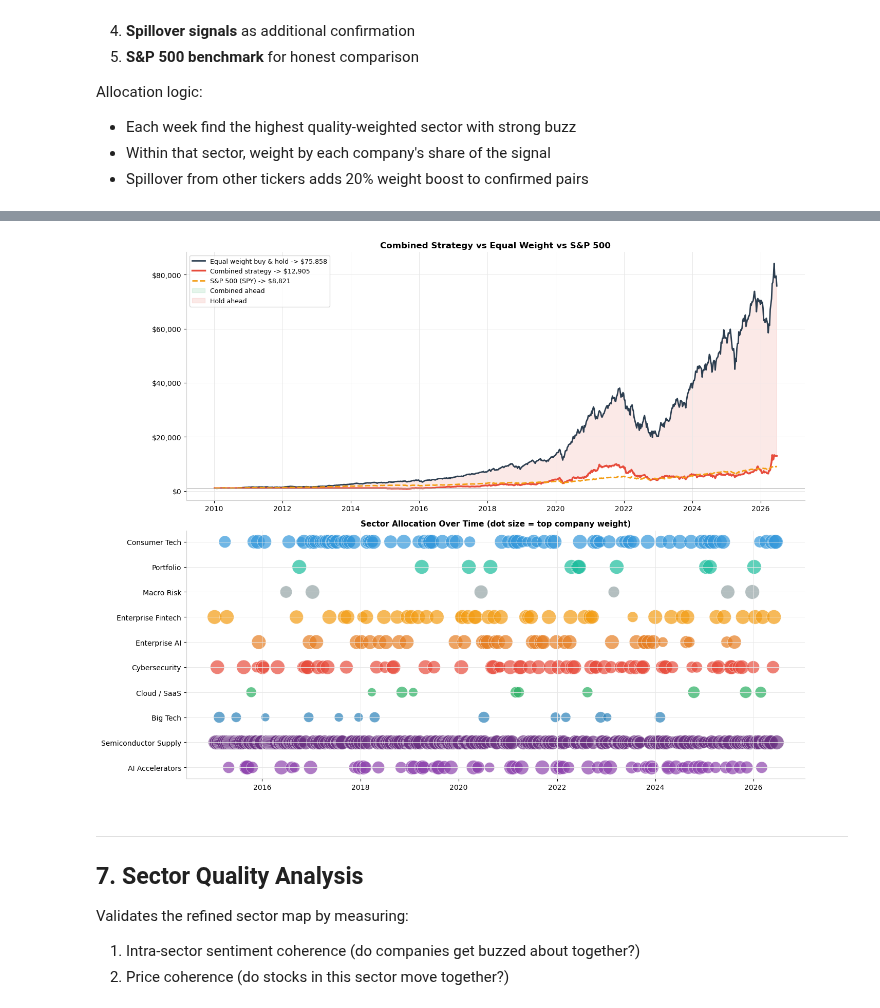
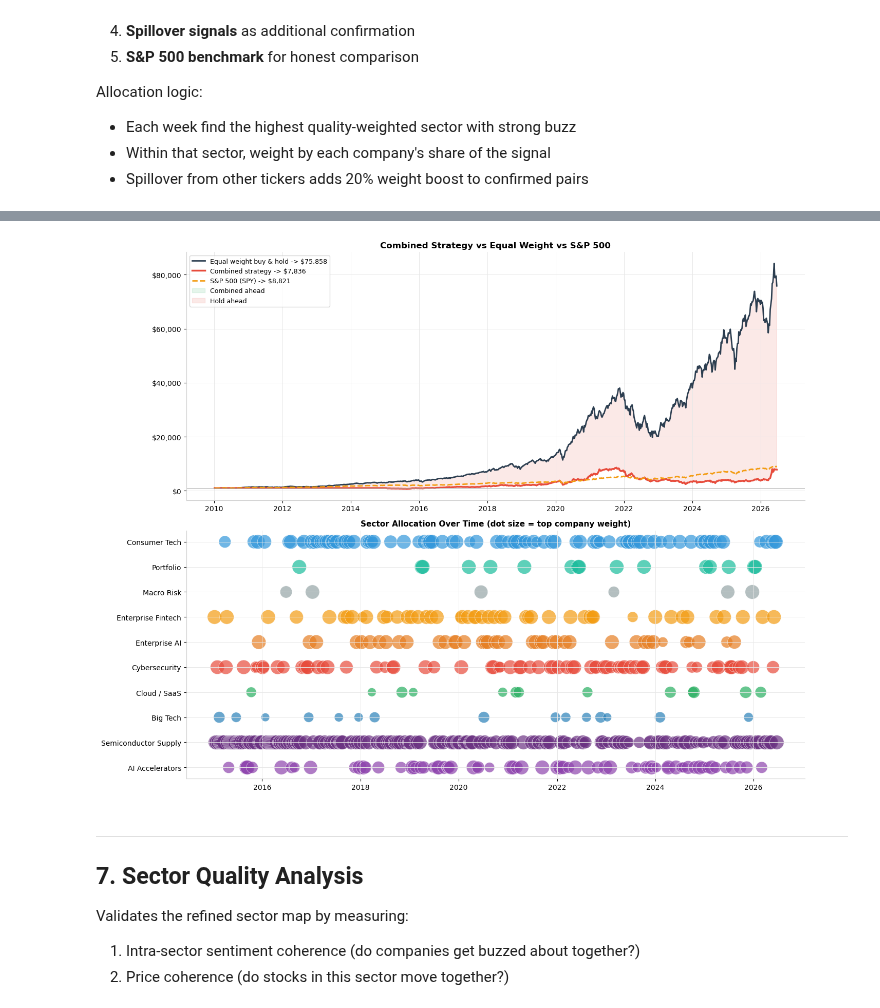
Before and after one commit to annhmartin/dataviz-historical-stocks-AnnetteMartin, a Jupyter notebook: tech_pulse_v3_latest.ipynb, the cells around one changed output, grey strips where cells are left out. Cells and saved outputs as stored; diff of their text form; code cells hidden in the pictures.

Commit message:
with charts that got deleted

```diff
--- a/tech_pulse_v3_latest.ipynb
+++ b/tech_pulse_v3_latest.ipynb
@@ -498,15 +498,15 @@ SECTORS = {
 # Based on actual sent_to_ret correlation measured from data
 SECTOR_QUALITY = {
     'AI Accelerators'       : 0.9,   # updated from 1.4 (sent_to_ret=-0.04)
-    'Semiconductor Supply'  : 1.1,   # updated from 1.2 (sent_to_ret=+0.02)
-    'Big Tech'              : 1.1,   # updated from 1.3 (sent_to_ret=+0.04)
-    'Cloud / SaaS'          : 0.9,   # updated from 1.1 (sent_to_ret=-0.04)
-    'Cybersecurity'         : 0.9,   # updated from 1.2 (sent_to_ret=-0.04)
+    'Semiconductor Supply'  : 0.9,   # updated from 1.1 (v3 data: sent_to_ret=-0.02)
+    'Big Tech'              : 1.1,   # unchanged
+    'Cloud / SaaS'          : 0.9,   # unchanged
+    'Cybersecurity'         : 0.9,   # unchanged
     'Enterprise AI'         : 1.0,   # unchanged
-    'Enterprise Fintech'    : 0.8,   # updated from 0.7 (sent_to_ret=-0.07)
-    'Macro Risk'            : 1.1,   # updated from 0.6 (sent_to_ret=+0.04)
-    'Portfolio'             : 0.6,   # updated from 0.9 (sent_to_ret=-0.14)
-    'Consumer Tech'         : 1.1,   # updated from 0.8 (sent_to_ret=+0.02)
+    'Enterprise Fintech'    : 0.8,   # unchanged
+    'Macro Risk'            : 1.1,   # unchanged
+    'Portfolio'             : 0.9,   # updated from 0.6 (v3 data: coverage improved)
+    'Consumer Tech'         : 1.1,   # unchanged
 }
 
 SECTOR_COLORS = {
@@ -791,6 +791,16 @@ sig_weekly = (
     .agg(adj_sent=('adj_sentiment','mean'), stories=('story_count','sum'))
     .reset_index()
 )
+
+# Build win-rate lookup for sector allocation weighting
+# Uses pos_win_rate from directional analysis — higher win rate = more allocation
+win_rate_lookup = {}
+if 'df_directions' in dir():
+    for _, row in df_directions.iterrows():
+        win_rate_lookup[row['ticker']] = max(
+            row['pos_win_rate'], row['neg_win_rate']
+        )
+print(f'Win rate lookup built for {len(win_rate_lookup)} tickers')
 
 # Quality-weighted sector sentiment
 sector_sent_rows = []
@@ -844,6 +854,12 @@ spy_cash      = STARTING_CASH
 combined_hist, holdall_hist, spy_hist = [], [], []
 dates_w = []
 alloc_log = []
+weeks_in_cash = 0
+weeks_invested = 0
+
+# Minimum signal threshold to rotate into a sector
+# If no sector has adjusted sentiment above this, hold SPY (or cash if SPY unavailable)
+MIN_SECTOR_SIGNAL = 0.08   # raise/lower to make strategy more/less selective
 
 all_weeks = sorted(prices_weekly['week'].unique())
 
@@ -862,23 +878,45 @@ for week in all_weeks:
             spy_ret = spy_week['daily_return'].sum()
             if not pd.isna(spy_ret): spy_cash *= (1 + spy_ret)
 
-    # Combined strategy
+    # Combined strategy — only rotate if signal is strong enough
     prior_weeks = best_sector_week.index[best_sector_week.index < week]
     if len(prior_weeks) > 0:
-        chosen = best_sector_week.loc[prior_weeks[-1]]
+        chosen  = best_sector_week.loc[prior_weeks[-1]]
         prior_w = prior_weeks[-1]
-        w_sub = df_weights[(df_weights['sector']==chosen) & (df_weights['week']==prior_w)]
-        if not w_sub.empty:
-            wkly_ret = 0.0
-            for _, wr in w_sub.iterrows():
-                t_ret = prices_weekly[(prices_weekly['ticker']==wr['ticker']) &
-                                      (prices_weekly['week']==week)]['daily_return']
-                if not t_ret.empty and not pd.isna(t_ret.values[0]):
-                    wkly_ret += wr['weight'] * t_ret.values[0]
-            combined_cash *= (1 + wkly_ret)
-            alloc_log.append({'week': week, 'sector': chosen,
-                              'top_ticker': w_sub.loc[w_sub['weight'].idxmax(),'ticker'],
-                              'top_weight': w_sub['weight'].max()})
+        # Check if best sector signal exceeds minimum threshold
+        best_signal = sector_pivot.loc[prior_w, chosen] if prior_w in sector_pivot.index else 0
+        if pd.isna(best_signal): best_signal = 0
+
+        if best_signal >= MIN_SECTOR_SIGNAL:
+            # Signal strong enough — invest in chosen sector
+            w_sub = df_weights[(df_weights['sector']==chosen) & (df_weights['week']==prior_w)]
+            if not w_sub.empty:
+                # Normalize weights within sector
+                w_sub = w_sub.copy()
+                w_sub['weight'] = w_sub['weight'] / w_sub['weight'].sum()
+                wkly_ret = 0.0
+                for _, wr in w_sub.iterrows():
+                    t_ret = prices_weekly[(prices_weekly['ticker']==wr['ticker']) &
+                                          (prices_weekly['week']==week)]['daily_return']
+                    if not t_ret.empty and not pd.isna(t_ret.values[0]):
+                        wkly_ret += wr['weight'] * t_ret.values[0]
+                combined_cash *= (1 + wkly_ret)
+                weeks_invested += 1
+                alloc_log.append({'week': week, 'sector': chosen,
+                                  'top_ticker': w_sub.loc[w_sub['weight'].idxmax(),'ticker'],
+                                  'top_weight': w_sub['weight'].max(),
+                                  'signal_strength': best_signal})
+        else:
+            # Signal too weak — hold SPY as defensive position
+            if SPY_AVAILABLE:
+                spy_week_ret = df_spy[(df_spy.index >= week) &
+                                      (df_spy.index < week + pd.Timedelta(days=7))]['daily_return'].sum()
+                if not pd.isna(spy_week_ret):
+                    combined_cash *= (1 + spy_week_ret)
+            weeks_in_cash += 1
+            alloc_log.append({'week': week, 'sector': 'CASH/SPY',
+                              'top_ticker': 'SPY', 'top_weight': 1.0,
+                              'signal_strength': best_signal})
 
     combined_hist.append(combined_cash)
     holdall_hist.append(holdall_cash)
@@ -888,6 +926,13 @@ for week in all_weeks:
 print(f'Combined strategy : ${combined_cash:,.0f}')
 print(f'Equal weight hold : ${holdall_cash:,.0f}')
 if SPY_AVAILABLE: print(f'S&P 500 (SPY)     : ${spy_cash:,.0f}')
+total_weeks = weeks_invested + weeks_in_cash
+print(f'\nStrategy activity:')
+print(f'  Weeks invested in a sector : {weeks_invested} ({weeks_invested/max(1,total_weeks):.1%})')
+print(f'  Weeks holding SPY/cash     : {weeks_in_cash} ({weeks_in_cash/max(1,total_weeks):.1%})')
+print(f'  Min sector signal threshold: {MIN_SECTOR_SIGNAL}')
+print(f'\nHint: if too many weeks in cash, lower MIN_SECTOR_SIGNAL')
+print(f'      if combined still underperforms, raise MIN_SECTOR_SIGNAL')
 
 # Plot
 fig, axes = plt.subplots(2, 1, figsize=(14, 11), facecolor='white')
@@ -941,4 +995,4 @@ S&P 500 (SPY)     : $8,821
-[figure, old version]
+[figure, new version]
 # %% [markdown]
 ---
 ## 7. Sector Quality Analysis
```
Also changed, not shown: parts of 19 cells of this notebook.
